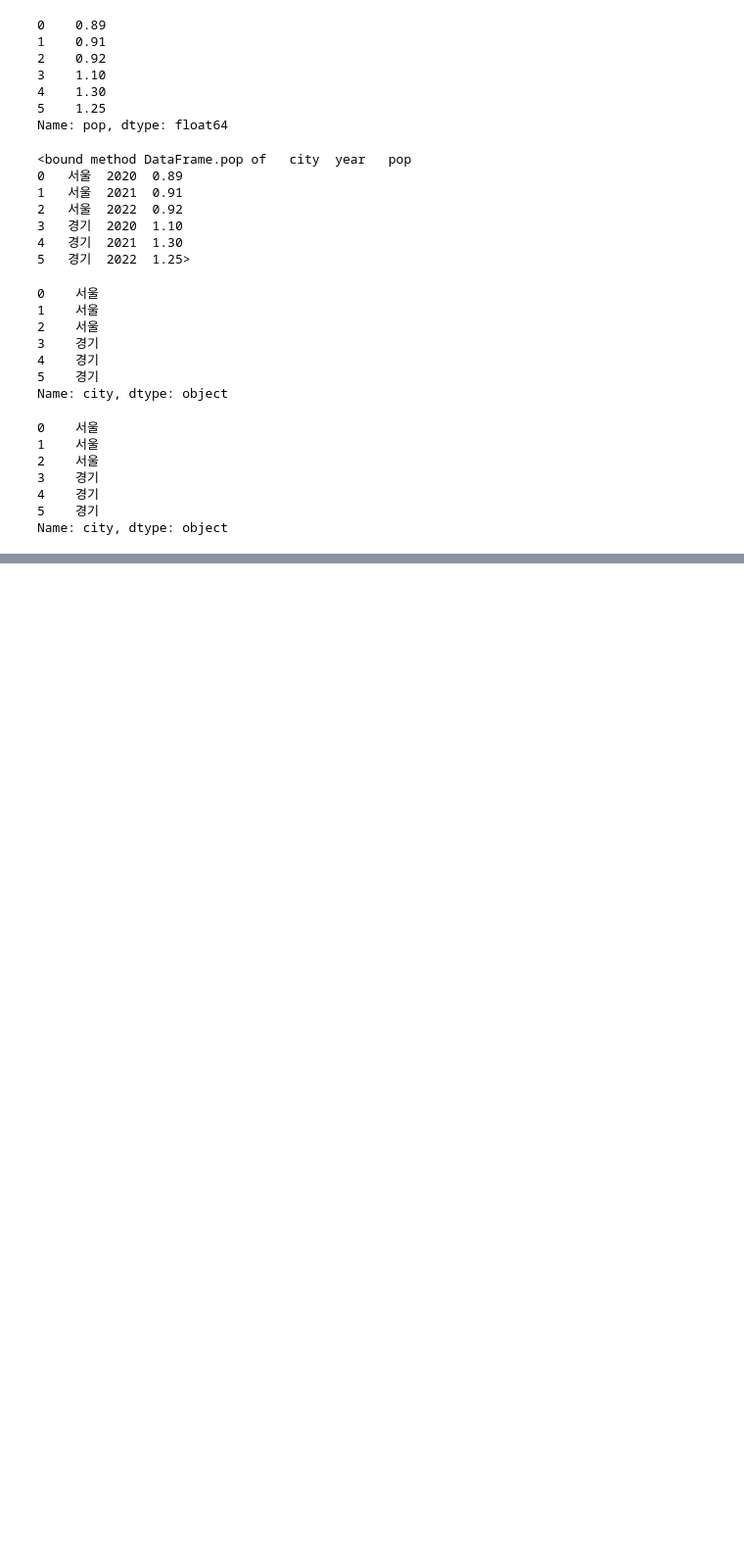
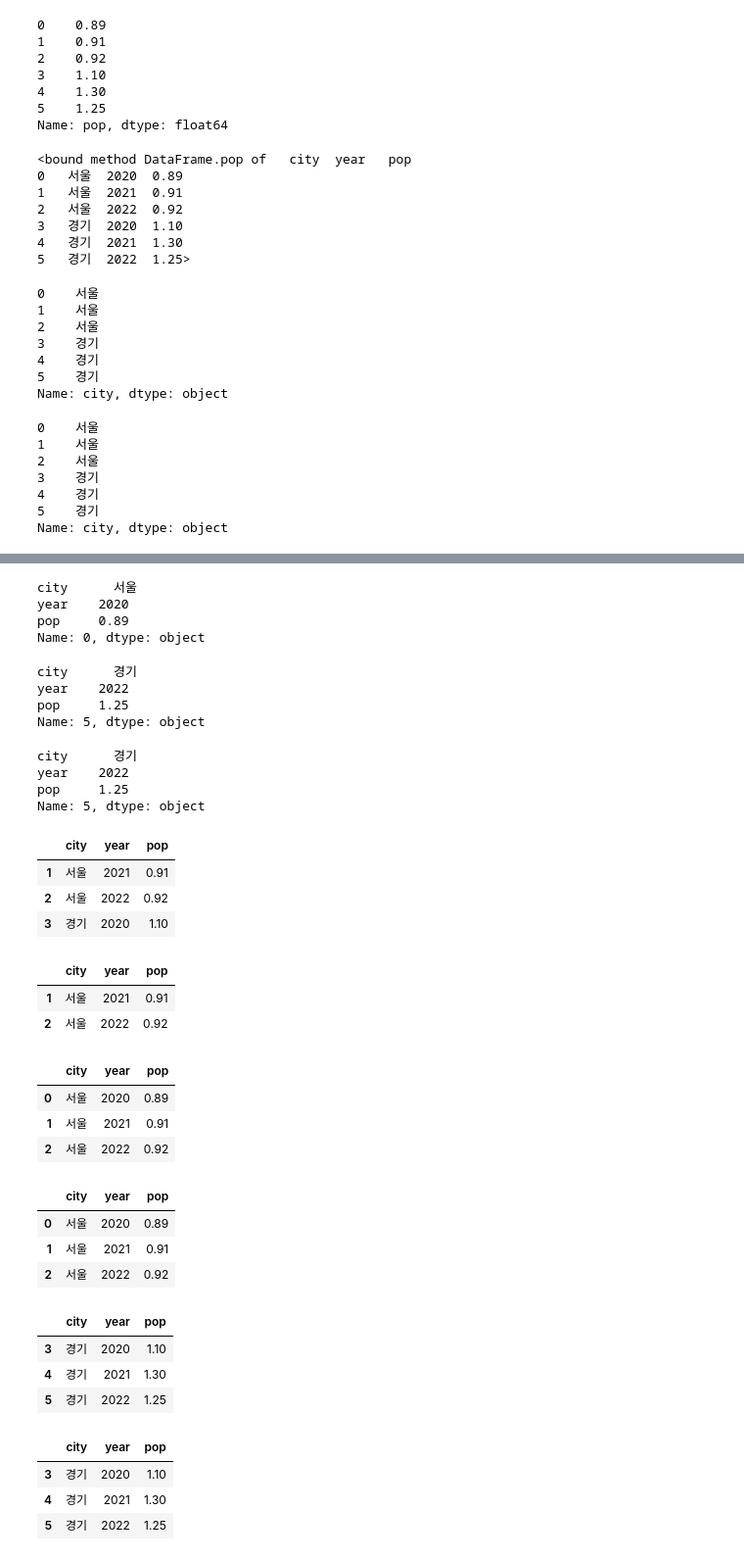
Before and after one commit to sejinseo/Itwill_Python, a Jupyter notebook: py19_pandas.ipynb, the cells around one changed output, grey strips where cells are left out. Shown: that part at 98% size. Cells and saved outputs as stored; diff of their text form; code cells hidden in the pictures; blank space fills up the shorter version.

```diff
--- a/py19_pandas.ipynb
+++ b/py19_pandas.ipynb
@@ -310,0 +348,64 @@ Name: city, dtype: object
+# %%
+df.loc[0]
+# %% [output]
+city      서울
+year    2020
+pop     0.89
+Name: 0, dtype: object
+# %%
+df.loc[5] # loc를 사용한 indexing
+# %% [output]
+city      경기
+year    2022
+pop     1.25
+Name: 5, dtype: object
+# %%
+df.iloc[-1] # iloc를 사용한 indexing
+# %% [output]
+city      경기
+year    2022
+pop     1.25
+Name: 5, dtype: object
+# %%
+df.loc[1:3] # loc를 사용한 slicing
+# %% [output]
+|  | city | year | pop |
+| 1 | 서울 | 2021 | 0.91 |
+| 2 | 서울 | 2022 | 0.92 |
+| 3 | 경기 | 2020 | 1.10 |
+# %%
+df.iloc[1:3] # iloc를 사용한 slicing
+# %% [output]
+|  | city | year | pop |
+| 1 | 서울 | 2021 | 0.91 |
+| 2 | 서울 | 2022 | 0.92 |
+# %%
+# DataFrame에서 첫 3개의 행을 출력
+df.iloc[:3]
+# %% [output]
+|  | city | year | pop |
+| 0 | 서울 | 2020 | 0.89 |
+| 1 | 서울 | 2021 | 0.91 |
+| 2 | 서울 | 2022 | 0.92 |
+# %%
+df.head(n=3) # 메서드
+# %% [output]
+|  | city | year | pop |
+| 0 | 서울 | 2020 | 0.89 |
+| 1 | 서울 | 2021 | 0.91 |
+| 2 | 서울 | 2022 | 0.92 |
+# %%
+# DataFrame에서 마지막 3개의 행 출력
+df.iloc[-3:]
+# %% [output]
+|  | city | year | pop |
+| 3 | 경기 | 2020 | 1.10 |
+| 4 | 경기 | 2021 | 1.30 |
+| 5 | 경기 | 2022 | 1.25 |
+# %%
+df.tail(n=3)
+# %% [output]
+|  | city | year | pop |
+| 3 | 경기 | 2020 | 1.10 |
+| 4 | 경기 | 2021 | 1.30 |
+| 5 | 경기 | 2022 | 1.25 |
```
Also changed, not shown: parts of 17 cells of this notebook.
